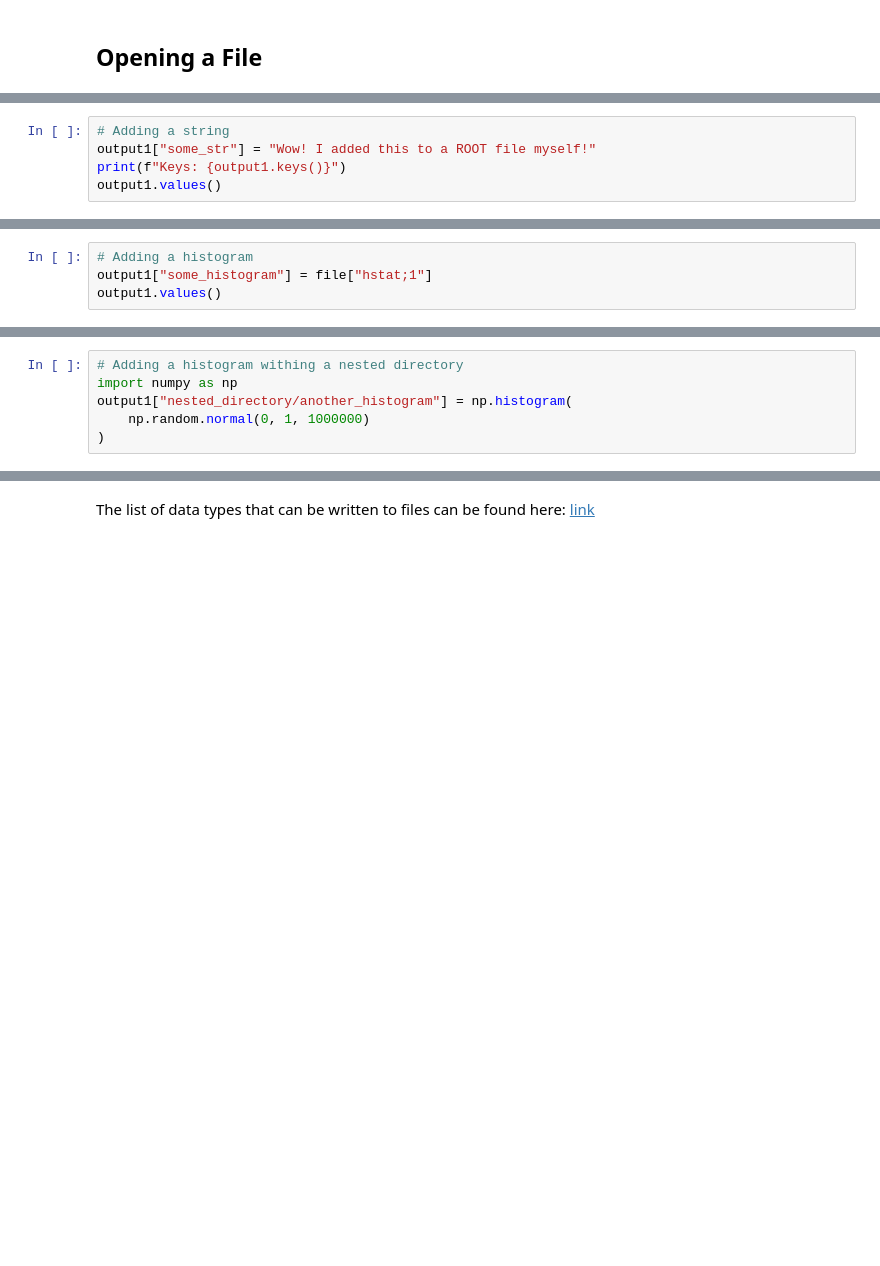
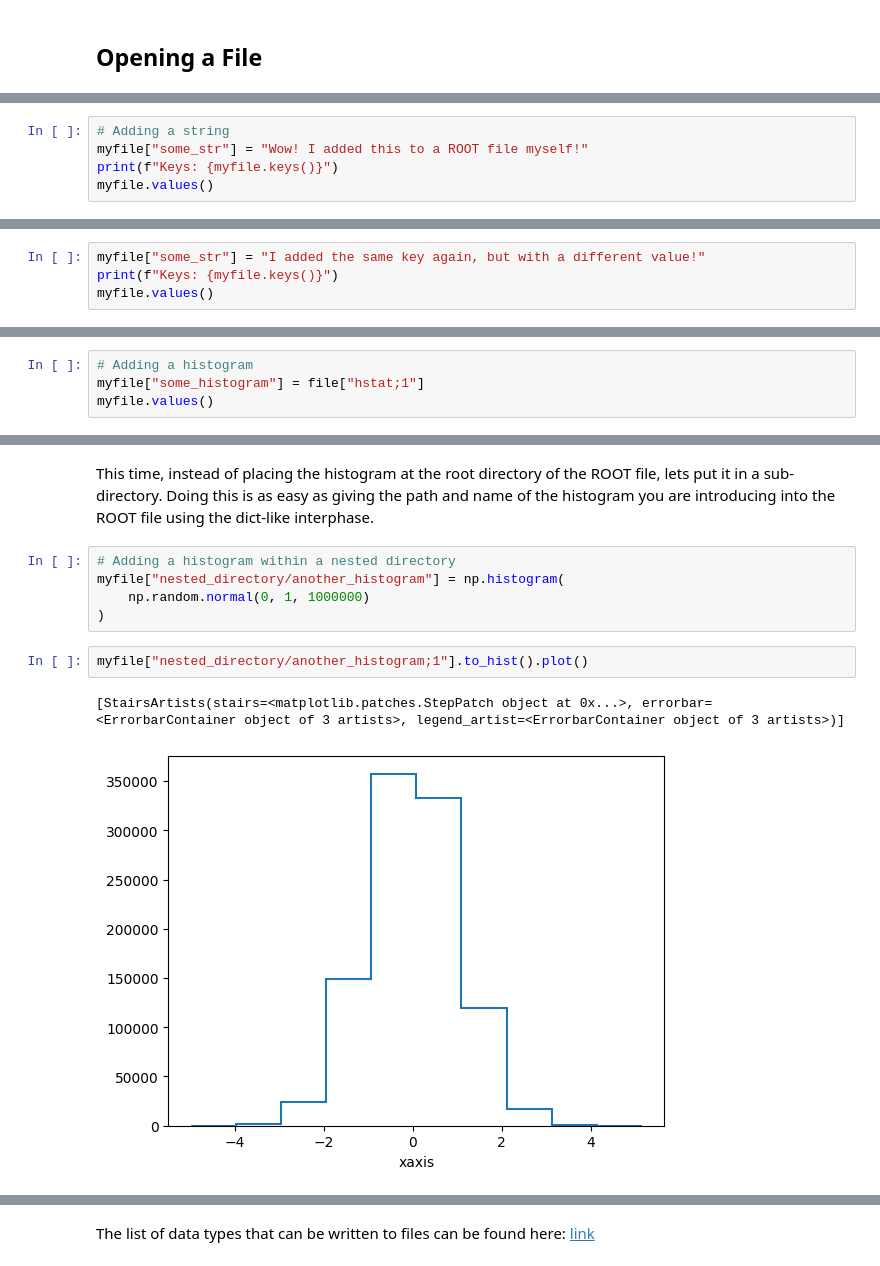
Before and after one commit to roy-cruz/PythonHEP-Book, a Jupyter notebook: _sources/content/1_uprootawk.ipynb, the cells around one changed output, grey strips where cells are left out. Drawn from its saved outputs; the diff is of its cells as text; blank space fills up the shorter version.

```diff
--- a/_sources/content/1_uprootawk.ipynb
+++ b/_sources/content/1_uprootawk.ipynb
@@ -128,5 +296,5 @@ output1
 # %%
 # Adding a string
-output1["some_str"] = "Wow! I added this to a ROOT file myself!"
-print(f"Keys: {output1.keys()}")
-output1.values()
+myfile["some_str"] = "Wow! I added this to a ROOT file myself!"
+print(f"Keys: {myfile.keys()}")
+myfile.values()
@@ -132,0 +306,4 @@ output1.values()
+# %%
+myfile["some_str"] = "I added the same key again, but with a different value!"
+print(f"Keys: {myfile.keys()}")
+myfile.values()
@@ -133,4 +328,4 @@ output1.values()
 # %%
 # Adding a histogram
-output1["some_histogram"] = file["hstat;1"]
-output1.values()
+myfile["some_histogram"] = file["hstat;1"]
+myfile.values()
@@ -137,6 +350,12 @@ output1.values()
+# %% [markdown]
+This time, instead of placing the histogram at the root directory of the ROOT file, lets put it in a sub-directory. Doing this is as easy as giving the path and name of the histogram you are introducing into the ROOT file using the dict-like interphase.
 # %%
-# Adding a histogram withing a nested directory
-import numpy as np
-output1["nested_directory/another_histogram"] = np.histogram(
+# Adding a histogram within a nested directory
+myfile["nested_directory/another_histogram"] = np.histogram(
     np.random.normal(0, 1, 1000000)
 )
+# %%
+myfile["nested_directory/another_histogram;1"].to_hist().plot()
+# %% [output]
+[StairsArtists(stairs=<matplotlib.patches.StepPatch object at 0x...>, errorbar=<ErrorbarContainer object of 3 artists>, legend_artist=<ErrorbarContainer object of 3 artists>)]
+[figure, added]
```
Also changed, not shown: parts of 65 cells of this notebook, 20 other files.
